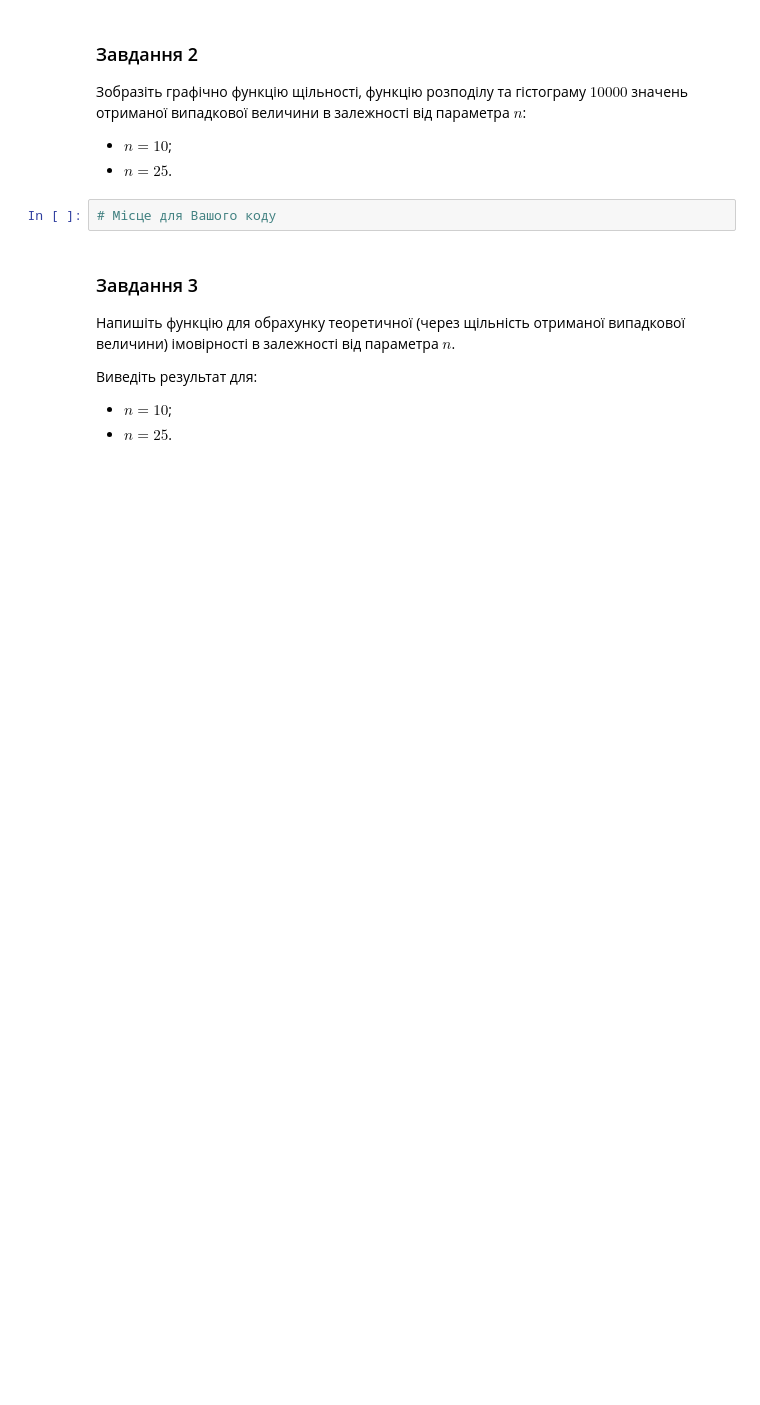
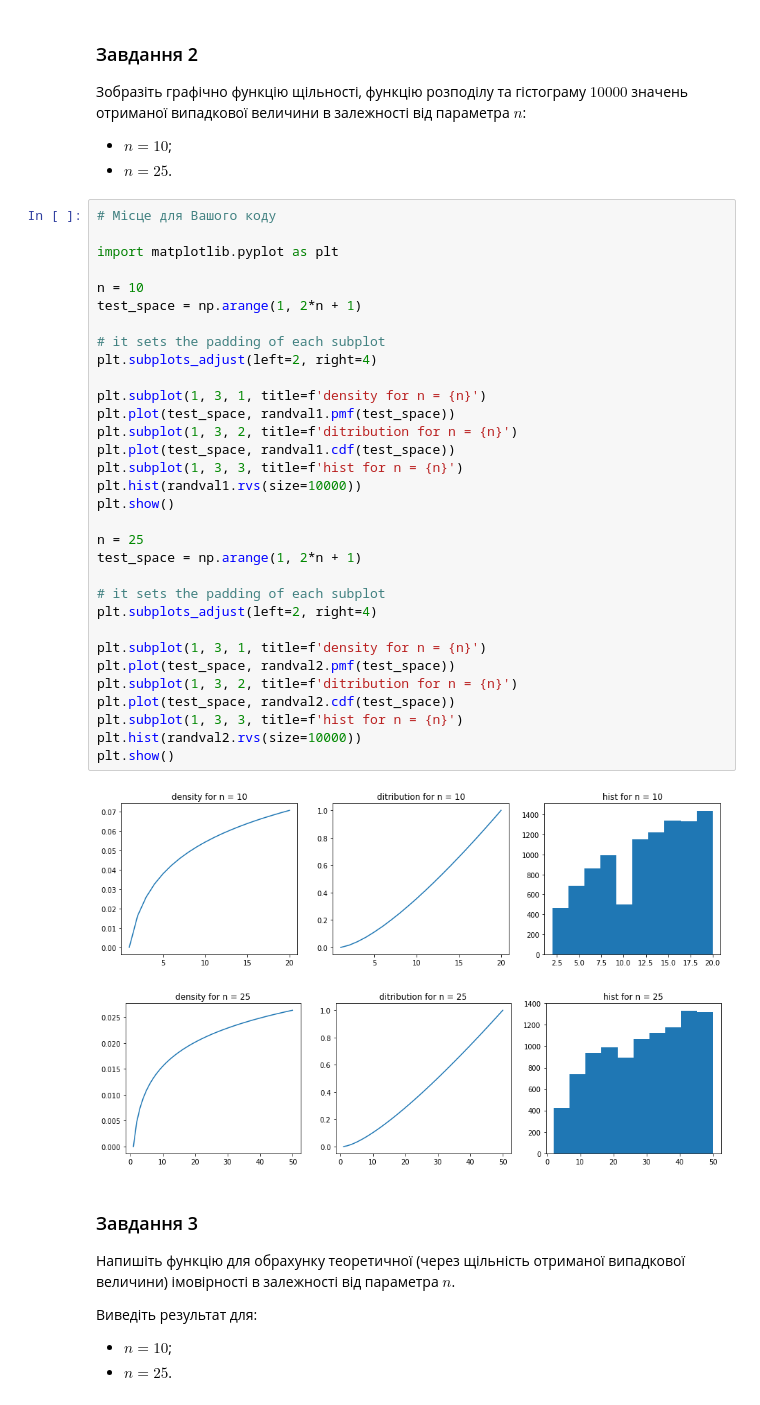
Before and after one commit to davendiy/pt_course2, a Jupyter notebook: Лабораторне заняття 4/Додаткові завдання 4.ipynb, the cells around one changed output. Saved outputs shown, nothing was run; the diff lists cells and outputs as text; blank space fills up the shorter version.

```diff
--- a/Лабораторне заняття 4/Додаткові завдання 4.ipynb
+++ b/Лабораторне заняття 4/Додаткові завдання 4.ipynb
@@ -22,8 +41,41 @@
 Зобразіть графічно функцію щільності, функцію розподілу та гістограму $10000$ значень отриманої випадкової величини в залежності від параметра $n$:
 - $n = 10$;
 - $n = 25$.
-# %%
-# Місце для Вашого коду
+# %%
+# Місце для Вашого коду
+
+import matplotlib.pyplot as plt
+
+n = 10
+test_space = np.arange(1, 2*n + 1)
+
+# it sets the padding of each subplot
+plt.subplots_adjust(left=2, right=4)
+
+plt.subplot(1, 3, 1, title=f'density for n = {n}')
+plt.plot(test_space, randval1.pmf(test_space))
+plt.subplot(1, 3, 2, title=f'ditribution for n = {n}')
+plt.plot(test_space, randval1.cdf(test_space))
+plt.subplot(1, 3, 3, title=f'hist for n = {n}')
+plt.hist(randval1.rvs(size=10000))
+plt.show()
+
+n = 25
+test_space = np.arange(1, 2*n + 1)
+
+# it sets the padding of each subplot
+plt.subplots_adjust(left=2, right=4)
+
+plt.subplot(1, 3, 1, title=f'density for n = {n}')
+plt.plot(test_space, randval2.pmf(test_space))
+plt.subplot(1, 3, 2, title=f'ditribution for n = {n}')
+plt.plot(test_space, randval2.cdf(test_space))
+plt.subplot(1, 3, 3, title=f'hist for n = {n}')
+plt.hist(randval2.rvs(size=10000))
+plt.show()
+# %% [output]
+[figure, added]
+[figure, added]
 # %% [markdown]
 ### Завдання 3
 Напишіть функцію для обрахунку теоретичної (через щільність отриманої випадкової величини) імовірності в залежності від параметра $n$.
```
Also changed, not shown: parts of 6 cells of this notebook.
